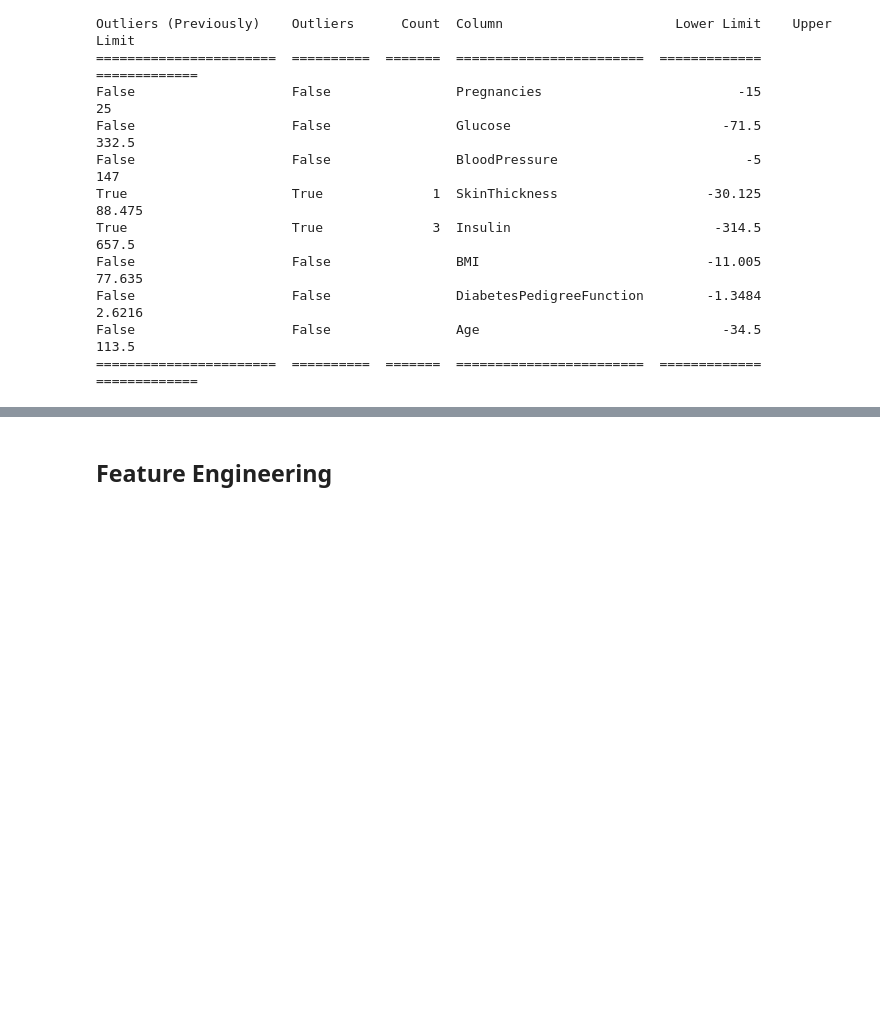
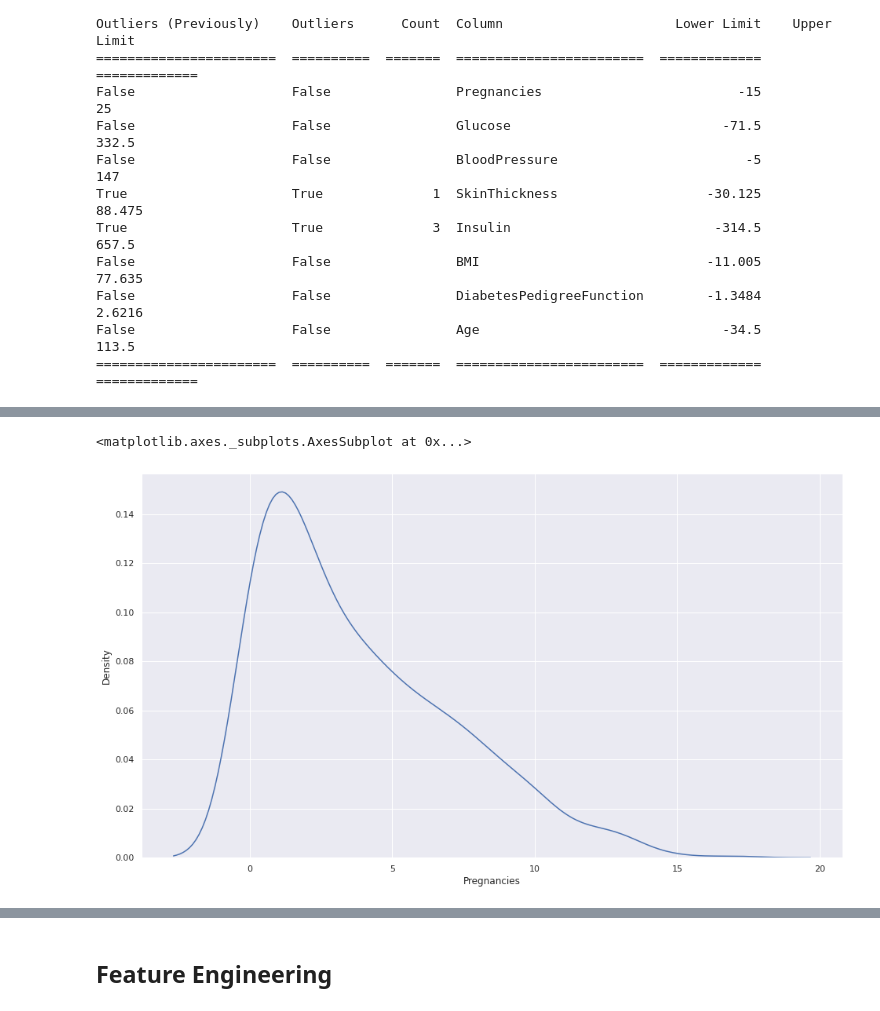
Before and after one commit to adhadse/ColabRepo, a Jupyter notebook: kaggle/beginners/pima_indians-diabetes/Diabetes Prediction.ipynb, the cells around one changed output, grey strips where cells are left out. Drawn from its saved outputs; the diff is of its cells as text; code cells hidden in the pictures; blank space fills up the shorter version.

```diff
--- a/kaggle/beginners/pima_indians-diabetes/Diabetes Prediction.ipynb
+++ b/kaggle/beginners/pima_indians-diabetes/Diabetes Prediction.ipynb
@@ -287,0 +339,6 @@ False                    False                Age
+# %%
+plt.figure(figsize=(16, 9))
+sns.kdeplot(df["Pregnancies"])
+# %% [output]
+<matplotlib.axes._subplots.AxesSubplot at 0x...>
+[figure, added]
```
Also changed, not shown: parts of 7 cells of this notebook, 2 other files.
